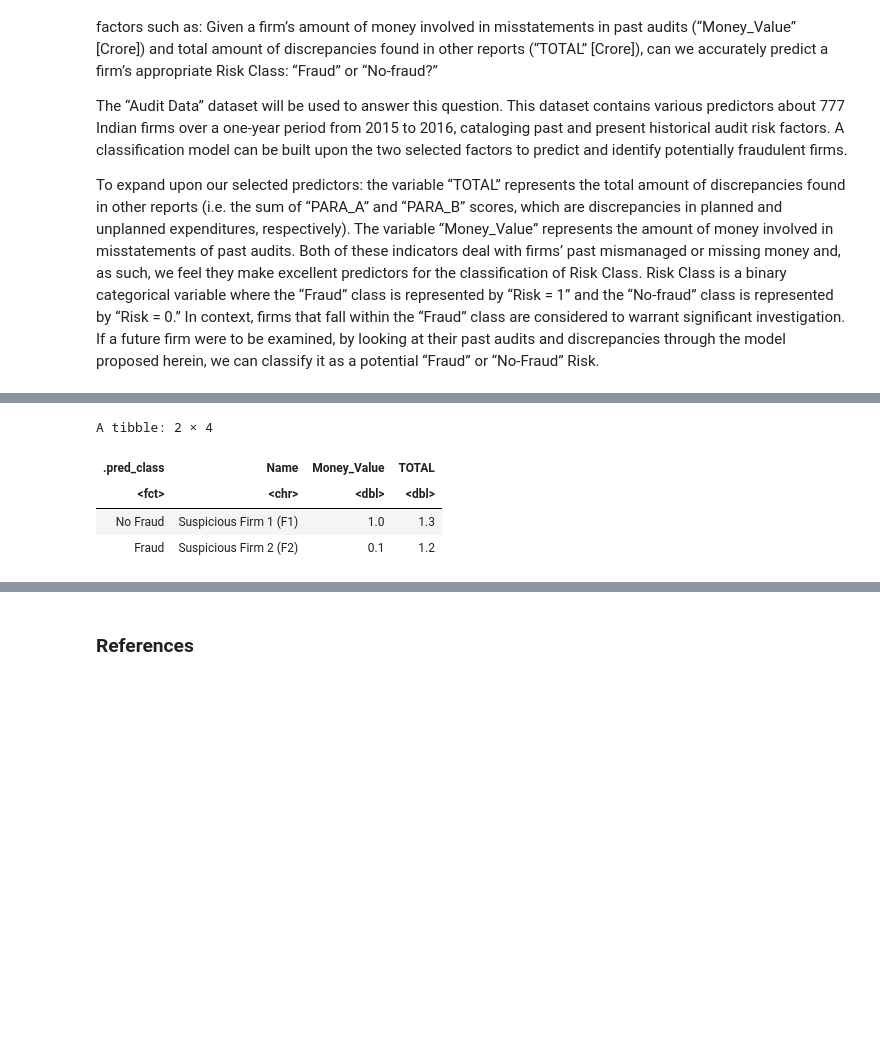
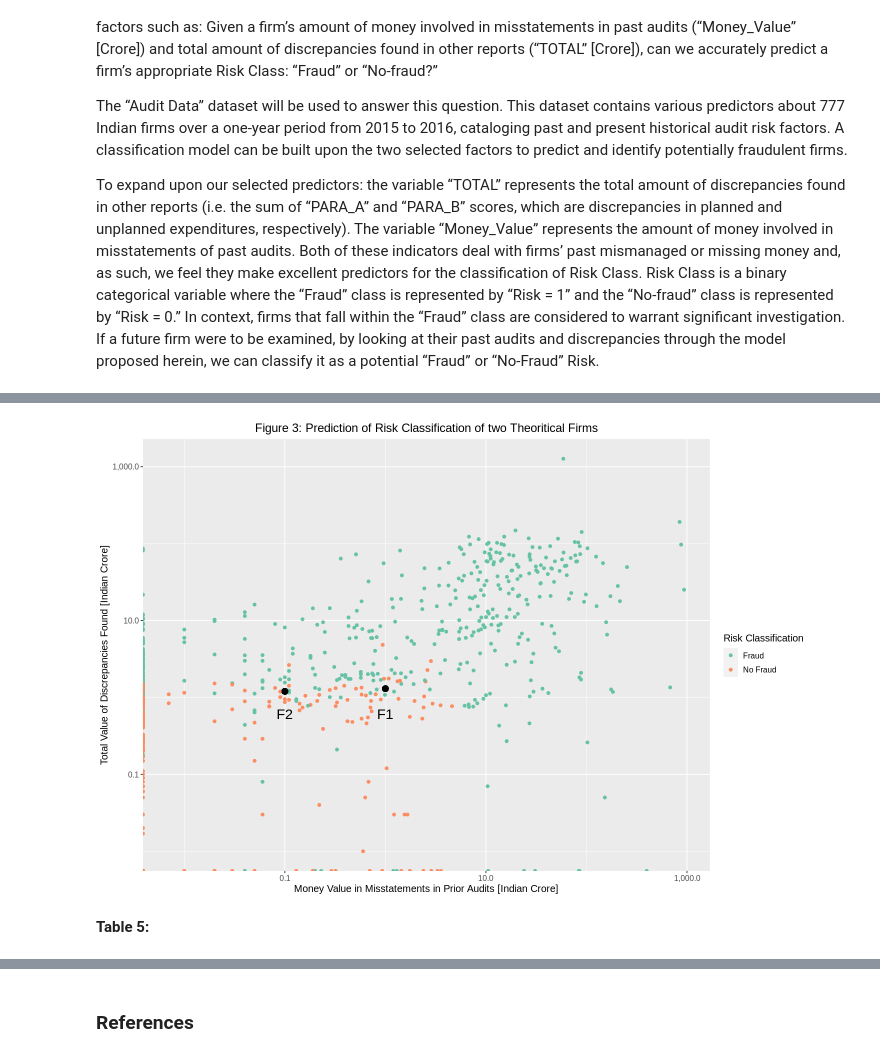
Before and after one commit to fulleraltamiranoe/audit_data, a Jupyter notebook: Final Project.ipynb, the cells around one changed output, grey strips where cells are left out. Drawn from its saved outputs; the diff is of its cells as text; code cells hidden in the pictures; blank space fills up the shorter version.

```diff
--- a/Final Project.ipynb
+++ b/Final Project.ipynb
@@ -36,12 +93,6 @@ audit_trial_data$Risk <- ifelse(audit_trial_data$Risk == "1", "Fraud", "No Fraud
 audit_trial_data <- audit_trial_data %>%
     mutate(Risk = as_factor(Risk))
 
-# Group by Risk and Summarize to see how the Risk classification is ditributed
-count <- audit_trial_data %>%
-    group_by(Risk) %>%
-    summarize(count = n(), percentage = n() / nrow(audit_trial_data) * 100)
-count
-
 # Visualizing original data utilizing a log scale
 options(repr.plot.width = 12, repr.plot.height = 8)
 audit_original_plot <- audit_trial_data %>%
@@ -50,12 +101,11 @@ audit_original_plot <- audit_trial_data %>%
     labs(x = "Money Value in Misstatements in Prior Audits [Indian Crore]",
          y = "Total Value of Discrepancies Found [Indian Crore]",
          colour = "Risk Classification") +
-    ggtitle("The Effect on the Misstatement Value in Prior Audits and \nTotal Discrepancies on the Risk Classification") +
-    theme(text = element_text(size = 16), plot.title = element_text(hjust = 0.5)) +
+    ggtitle("Figure 1: The Effect on the Misstatement Value in Prior Audits and \nTotal Discrepancies on the Risk Classification") +
+    theme(text = element_text(size = 12), plot.title = element_text(hjust = 0.5)) +
     scale_x_log10(labels = label_comma()) +
     scale_y_log10(labels = label_comma()) +
     scale_color_brewer(palette = "Set2")
-audit_original_plot
 # %% [output]
 Parsed with column specification:
 cols(
@@ -221,9 +292,9 @@ Prediction Fraud No Fraud
 # %%
 # Visualizing our model with two brand new supicious firms
 suspicious_firms <- tibble(Name = c('Suspicious Firm 1 (F1)', 'Suspicious Firm 2 (F2)'), Money_Value = c(1, 0.1), TOTAL = c(1.3, 1.2))
-suspicious_firms
 
-audit_original_plot +
+new_firms <- audit_original_plot +
+    ggtitle("Figure 3: Prediction of Risk Classification of two Theoritical Firms") +
     geom_point(aes(x = 1, y = 1.3), color = "black", size = 3) +
     geom_point(aes(x = 0.1, y = 1.2), color = "black", size = 3) +
     annotate("text", x = 1, y = 0.6, label = "F1", size = 6) +
@@ -245,10 +303,6 @@ Warning message:
 # Testing our model with these two new firms
 suspicious_prediction <- predict(audit_fit, suspicious_firms) %>%
     bind_cols(suspicious_firms)
-suspicious_prediction
-# %% [output]
-A tibble: 2 × 4
-| .pred_class | Name | Money_Value | TOTAL |
-| <fct> | <chr> | <dbl> | <dbl> |
-| No Fraud | Suspicious Firm 1 (F1) | 1.0 | 1.3 |
-| Fraud | Suspicious Firm 2 (F2) | 0.1 | 1.2 |
+# %%
+new_firms
+# %% [output]
@@ -254,0 +315,3 @@ A tibble: 2 × 4
+[figure, added]
+# %% [markdown]
+**Table 5:**
```
Also changed, not shown: parts of 29 cells of this notebook.
